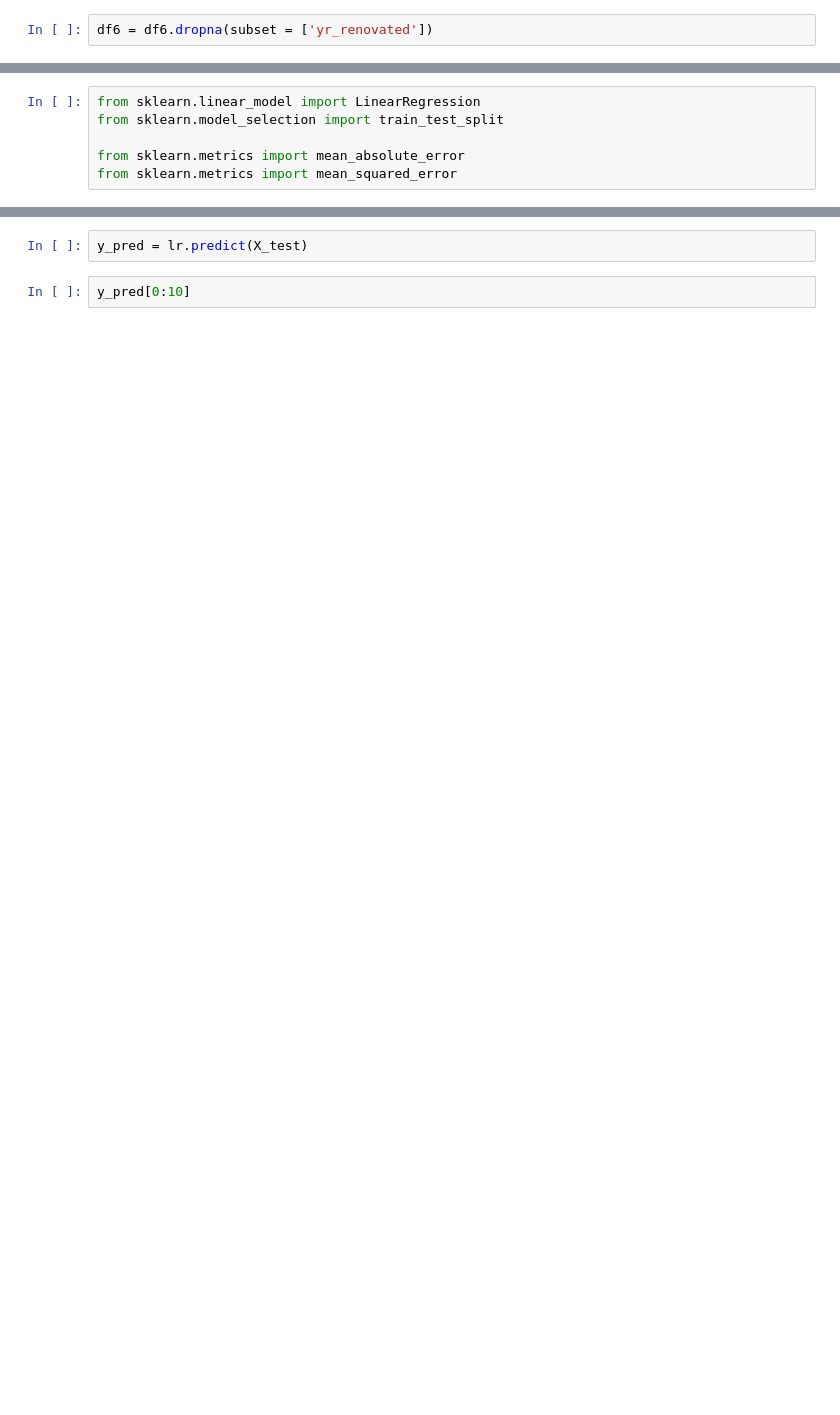
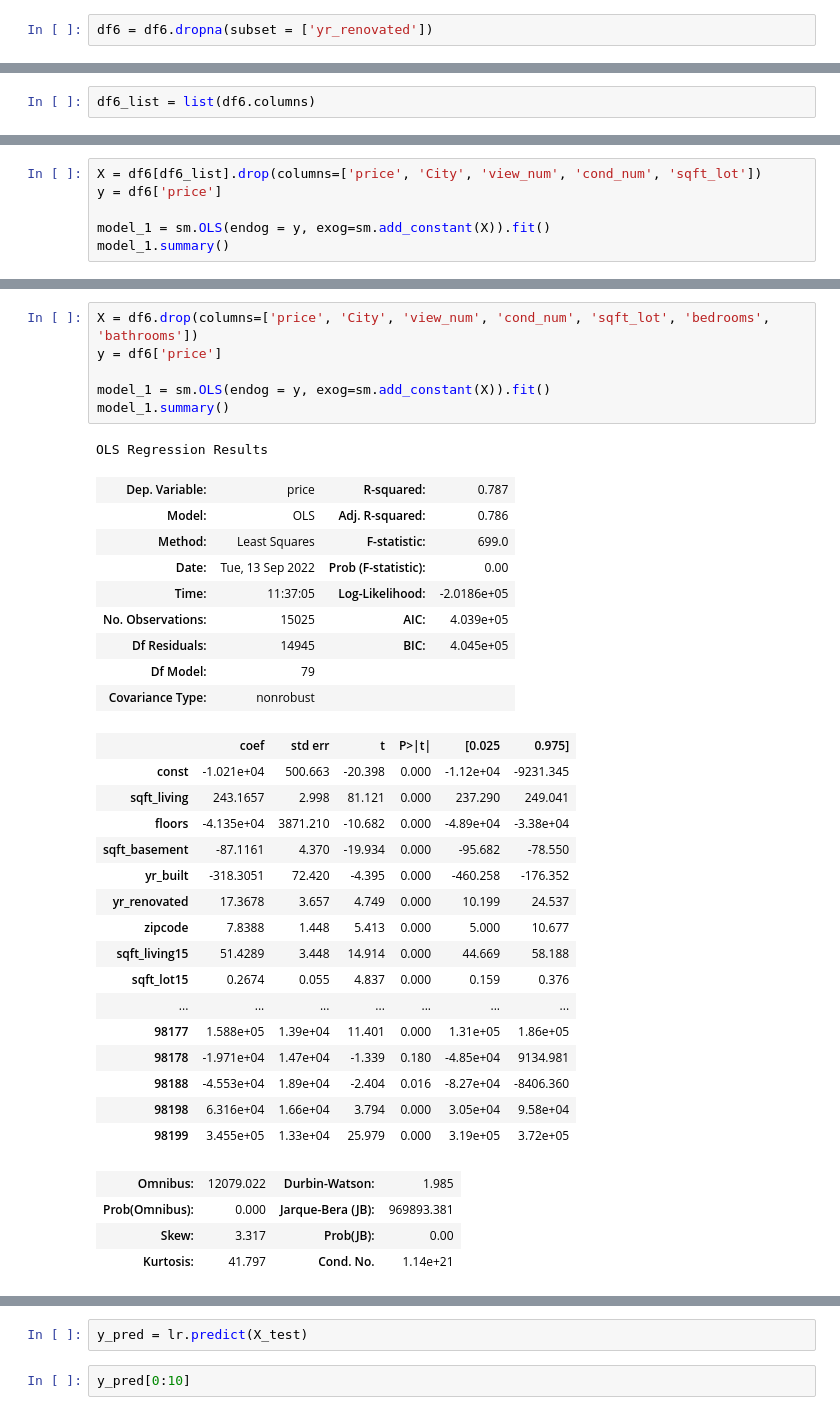
Before and after one commit to MusaAbbasi/Phase_2_Project, a Jupyter notebook: Data_Wrangling_Musa.ipynb, the cells around one changed output, grey strips where cells are left out. Drawn from its saved outputs; the diff is of its cells as text; blank space fills up the shorter version.

```diff
--- a/Data_Wrangling_Musa.ipynb
+++ b/Data_Wrangling_Musa.ipynb
@@ -140,0 +128,2 @@ df6 = df6.dropna(subset = ['yr_renovated'])
+# %%
+df6_list = list(df6.columns)
@@ -140,0 +154,6 @@ df6 = df6.dropna(subset = ['yr_renovated'])
+# %%
+X = df6[df6_list].drop(columns=['price', 'City', 'view_num', 'cond_num', 'sqft_lot'])
+y = df6['price']
+
+model_1 = sm.OLS(endog = y, exog=sm.add_constant(X)).fit()
+model_1.summary()
@@ -148,7 +315,38 @@ Index(['price', 'bedrooms', 'bathrooms', 'sqft_living', 'sqft_lot', 'floors',
       dtype='object')
-# %%
-from sklearn.linear_model import LinearRegression
-from sklearn.model_selection import train_test_split
-
-from sklearn.metrics import mean_absolute_error
-from sklearn.metrics import mean_squared_error
+# %%
+X = df6.drop(columns=['price', 'City', 'view_num', 'cond_num', 'sqft_lot', 'bedrooms', 'bathrooms'])
+y = df6['price']
+
+model_1 = sm.OLS(endog = y, exog=sm.add_constant(X)).fit()
+model_1.summary()
+# %% [output]
+OLS Regression Results
+| Dep. Variable: | price | R-squared: | 0.787 |
+| Model: | OLS | Adj. R-squared: | 0.786 |
+| Method: | Least Squares | F-statistic: | 699.0 |
+| Date: | Tue, 13 Sep 2022 | Prob (F-statistic): | 0.00 |
+| Time: | 11:37:05 | Log-Likelihood: | -2.0186e+05 |
+| No. Observations: | 15025 | AIC: | 4.039e+05 |
+| Df Residuals: | 14945 | BIC: | 4.045e+05 |
+| Df Model: | 79 |  |  |
+| Covariance Type: | nonrobust |  |  |
+|  | coef | std err | t | P>|t| | [0.025 | 0.975] |
+| const | -1.021e+04 | 500.663 | -20.398 | 0.000 | -1.12e+04 | -9231.345 |
+| sqft_living | 243.1657 | 2.998 | 81.121 | 0.000 | 237.290 | 249.041 |
+| floors | -4.135e+04 | 3871.210 | -10.682 | 0.000 | -4.89e+04 | -3.38e+04 |
+| sqft_basement | -87.1161 | 4.370 | -19.934 | 0.000 | -95.682 | -78.550 |
+| yr_built | -318.3051 | 72.420 | -4.395 | 0.000 | -460.258 | -176.352 |
+| yr_renovated | 17.3678 | 3.657 | 4.749 | 0.000 | 10.199 | 24.537 |
+| zipcode | 7.8388 | 1.448 | 5.413 | 0.000 | 5.000 | 10.677 |
+| sqft_living15 | 51.4289 | 3.448 | 14.914 | 0.000 | 44.669 | 58.188 |
+| sqft_lot15 | 0.2674 | 0.055 | 4.837 | 0.000 | 0.159 | 0.376 |
+| ... | ... | ... | ... | ... | ... | ... |
+| 98177 | 1.588e+05 | 1.39e+04 | 11.401 | 0.000 | 1.31e+05 | 1.86e+05 |
+| 98178 | -1.971e+04 | 1.47e+04 | -1.339 | 0.180 | -4.85e+04 | 9134.981 |
+| 98188 | -4.553e+04 | 1.89e+04 | -2.404 | 0.016 | -8.27e+04 | -8406.360 |
+| 98198 | 6.316e+04 | 1.66e+04 | 3.794 | 0.000 | 3.05e+04 | 9.58e+04 |
+| 98199 | 3.455e+05 | 1.33e+04 | 25.979 | 0.000 | 3.19e+05 | 3.72e+05 |
+| Omnibus: | 12079.022 | Durbin-Watson: | 1.985 |
+| Prob(Omnibus): | 0.000 | Jarque-Bera (JB): | 969893.381 |
+| Skew: | 3.317 | Prob(JB): | 0.00 |
+| Kurtosis: | 41.797 | Cond. No. | 1.14e+21 |
```
Also changed, not shown: parts of 70 cells of this notebook, 2 other files.
